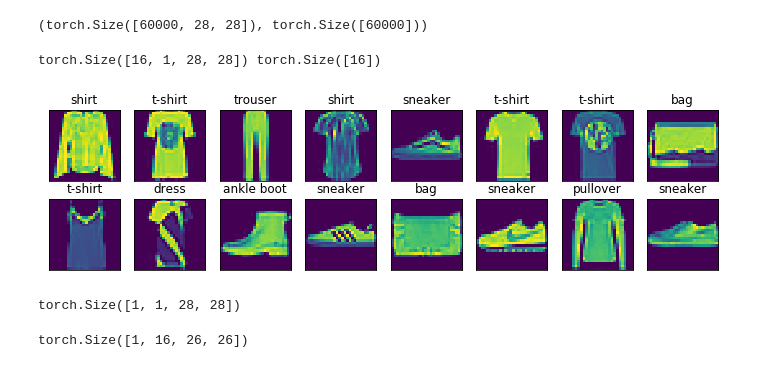
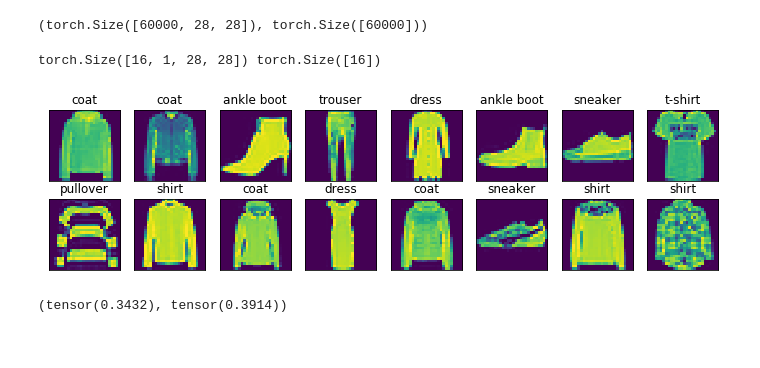
Before and after one commit to Ringares/D2L, a Jupyter notebook: [LinearNN] Softmax Regression.ipynb, the cells around one changed output. Cells and saved outputs as stored; diff of their text form; code cells hidden in the pictures.

Commit message:
Enhancement: add fashion-mnist training code

```diff
--- a/[LinearNN] Softmax Regression.ipynb
+++ b/[LinearNN] Softmax Regression.ipynb
@@ -23,12 +28,17 @@ transform = transforms.Compose([
     transforms.ToTensor(),
 ])
 
-imagenet_data = torchvision.datasets.FashionMNIST('path/to/imagenet_root/', transform=transform, download=True)
-data_loader = torch.utils.data.DataLoader(imagenet_data,
+train_data = torchvision.datasets.FashionMNIST('path/to/imagenet_root/', transform=transform, download=True)
+train_loader = torch.utils.data.DataLoader(train_data,
                                           batch_size=16,
                                           shuffle=True,
                                           num_workers=4)
 
+vali_data = torchvision.datasets.FashionMNIST('path/to/imagenet_root/', train=False, transform=transform, download=True)
+vali_loader = torch.utils.data.DataLoader(train_data,
+                                          batch_size=16,
+                                          shuffle=True,
+                                          num_workers=4)
 class WrappedDataLoader:
     def __init__(self, dl, func):
         self.dl = dl
@@ -43,7 +53,7 @@ class WrappedDataLoader:
             yield (self.func(*b))
 
 
-X, y = iter(data_loader).next()
+X, y = iter(train_loader).next()
 X.shape, y.shape
 # %% [output]
 (torch.Size([16, 1, 28, 28]), torch.Size([16]))
@@ -59,11 +69,15 @@ def get_fashion_mnist_labels(labels):
                    'sandal', 'shirt', 'sneaker', 'bag', 'ankle boot']
     return [text_labels[int(i)] for i in labels]
 # %%
-for X, y in data_loader:
+for X, y in train_loader:
     print(X.shape, y.shape)
     nb_d2l_utils.show_images(X.squeeze(dim=1), 2, 8, get_fashion_mnist_labels(y))
     break
 # %% [output]
 torch.Size([16, 1, 28, 28]) torch.Size([16])
-[figure, old version]
+[figure, new version]
+# %%
+X.mean(), X.std()
+# %% [output]
+(tensor(0.3432), tensor(0.3914))
 # %%
@@ -111,8 +139,0 @@ class Mnist_CNN(torch.nn.Module):
-# %%
-X[0].view(-1,1,28,28).shape
-# %% [output]
-torch.Size([1, 1, 28, 28])
-# %%
-torch.nn.Conv2d(1, 16, kernel_size=3)(X[0].view(-1,1,28,28)).shape
-# %% [output]
-torch.Size([1, 16, 26, 26])
```
Also changed, not shown: parts of 7 cells of this notebook, 3 other files.
